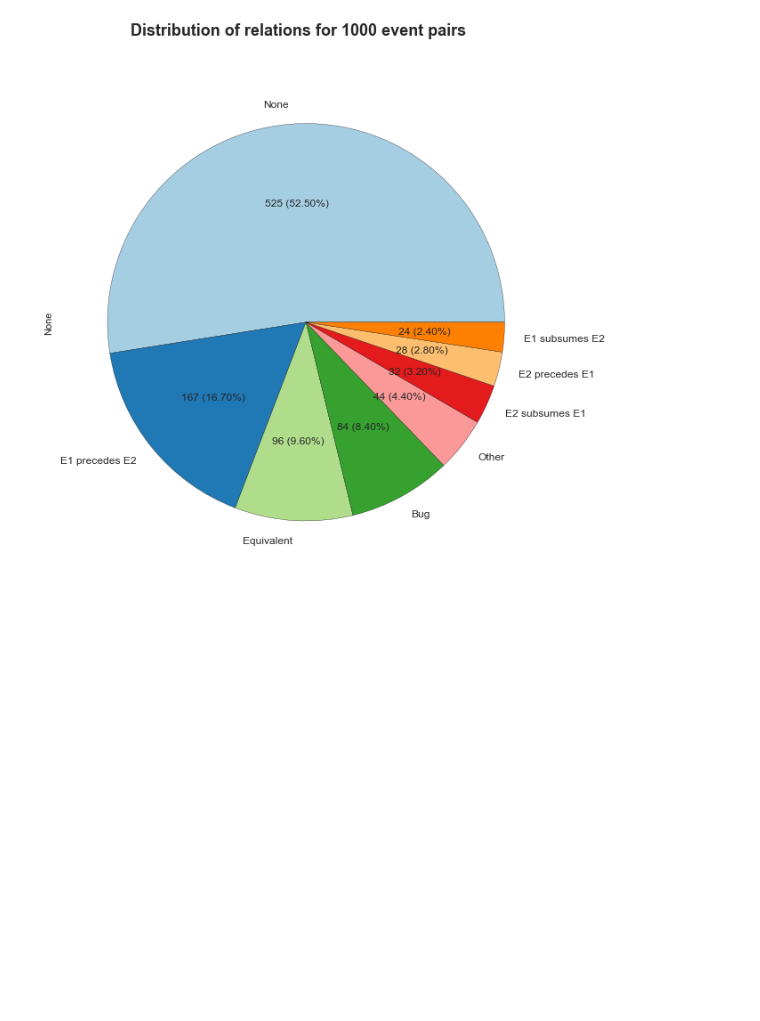
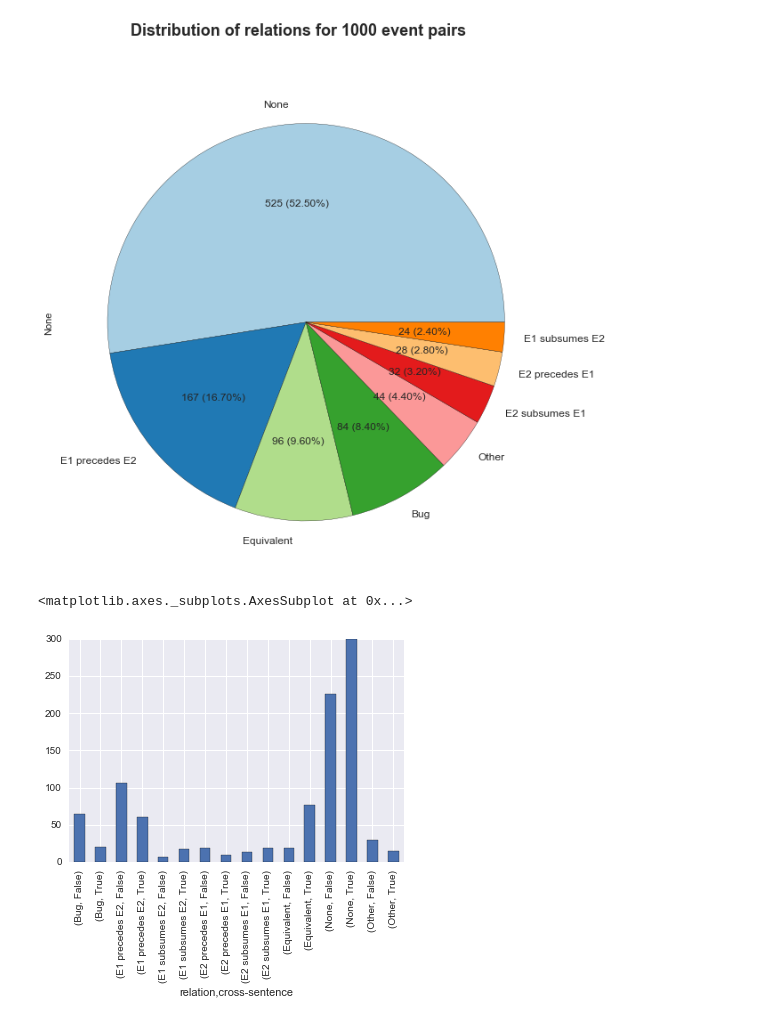
Before and after one commit to myedibleenso/this-before-that, a Jupyter notebook: notebooks/corpus-exploration.ipynb, the cells around one changed output. Drawn from its saved outputs; the diff is of its cells as text; code cells hidden in the pictures; blank space fills up the shorter version.

```diff
--- a/notebooks/corpus-exploration.ipynb
+++ b/notebooks/corpus-exploration.ipynb
@@ -47,3 +47,10 @@ fig.suptitle(fig_title, fontsize=18, fontweight="bold")
 fig.savefig('relation-dist.png')
 # %% [output]
 [figure]
+# %%
+df2 = pd.read_json('../annotations.json')
+df2 = df.groupby(['relation', 'cross-sentence'])['relation'].count()
+df2.plot(kind='bar', stacked=True)
+# %% [output]
+<matplotlib.axes._subplots.AxesSubplot at 0x...>
+[figure, added]
```
